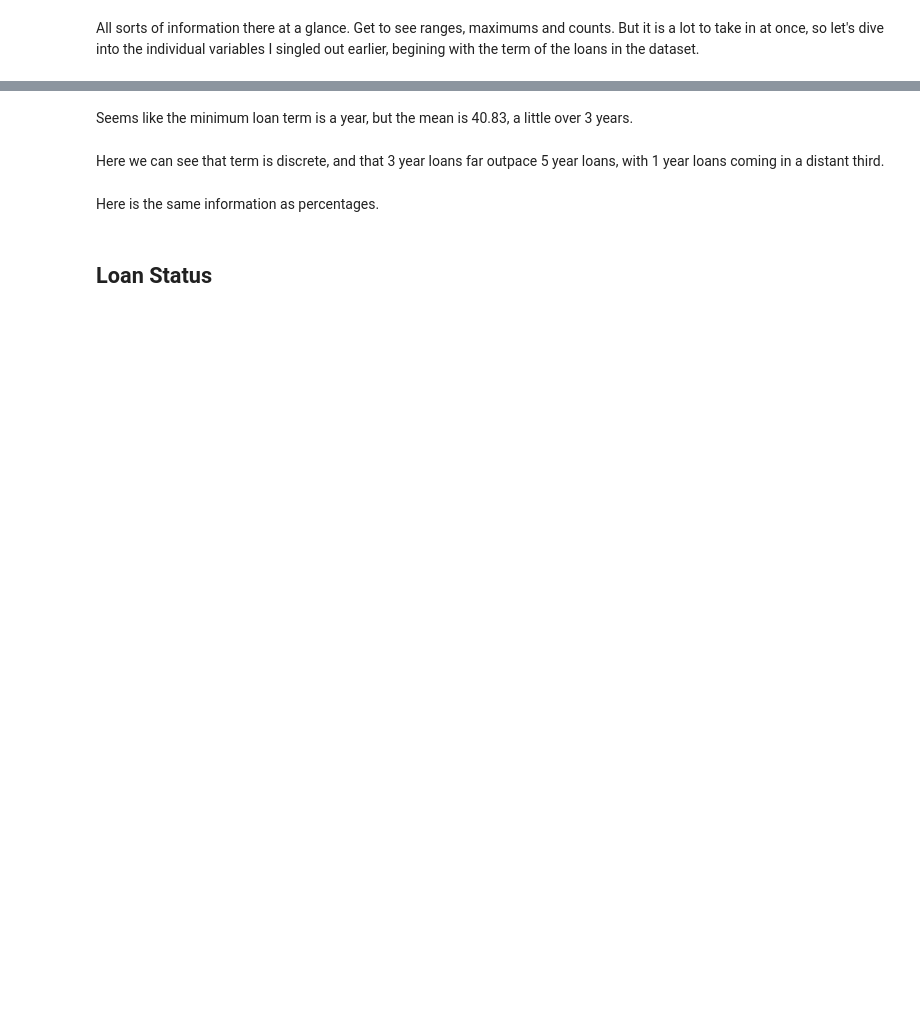
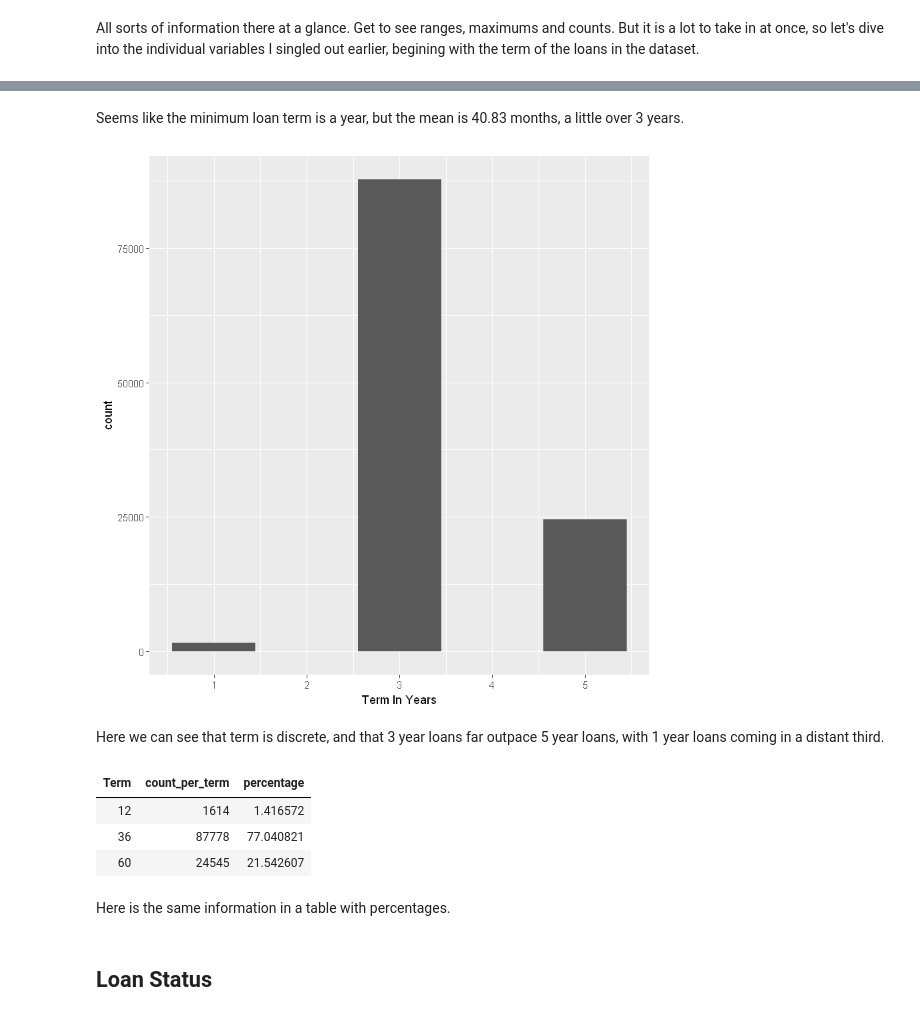
Before and after one commit to timdef/ProsperLoanEDA, a Jupyter notebook: UnivariateExploration.ipynb, the cells around one changed output, grey strips where cells are left out. Drawn from its saved outputs; the diff is of its cells as text; code cells hidden in the pictures; blank space fills up the shorter version.

```diff
--- a/UnivariateExploration.ipynb
+++ b/UnivariateExploration.ipynb
@@ -68,17 +183,24 @@ summary(loans$Term)
 # %% [markdown]
-Seems like the minimum loan term is a year, but the mean is 40.83, a little over 3 years.
+Seems like the minimum loan term is a year, but the mean is 40.83 months, a little over 3 years.
 # %%
 # Plot Term frequency in years.
-ggplot(loans, aes(Term/12)) + geom_bar()
+ggplot(loans, aes(Term/12)) + geom_bar() + xlab("Term In Years")
+# %% [output]
+[figure, added]
 # %% [markdown]
 Here we can see that term is discrete, and that 3 year loans far outpace 5 year loans, with 1 year loans coming in a distant third.
 # %%
 loans %>%
     group_by(Term) %>%
-    summarise(number_per_term = n()) %>%
-    mutate(percentage = number_per_term / sum(number_per_term) * 100)
+    summarise(count_per_term = n()) %>%
+    mutate(percentage = count_per_term / sum(count_per_term) * 100)
+# %% [output]
+| Term | count_per_term | percentage |
+| 12 | 1614 | 1.416572 |
+| 36 | 87778 | 77.040821 |
+| 60 | 24545 | 21.542607 |
 # %% [markdown]
-Here is the same information as percentages.
+Here is the same information in a table with percentages.
 # %% [markdown]
 ## Loan Status
 # %%
```
Also changed, not shown: parts of 16 cells of this notebook.
